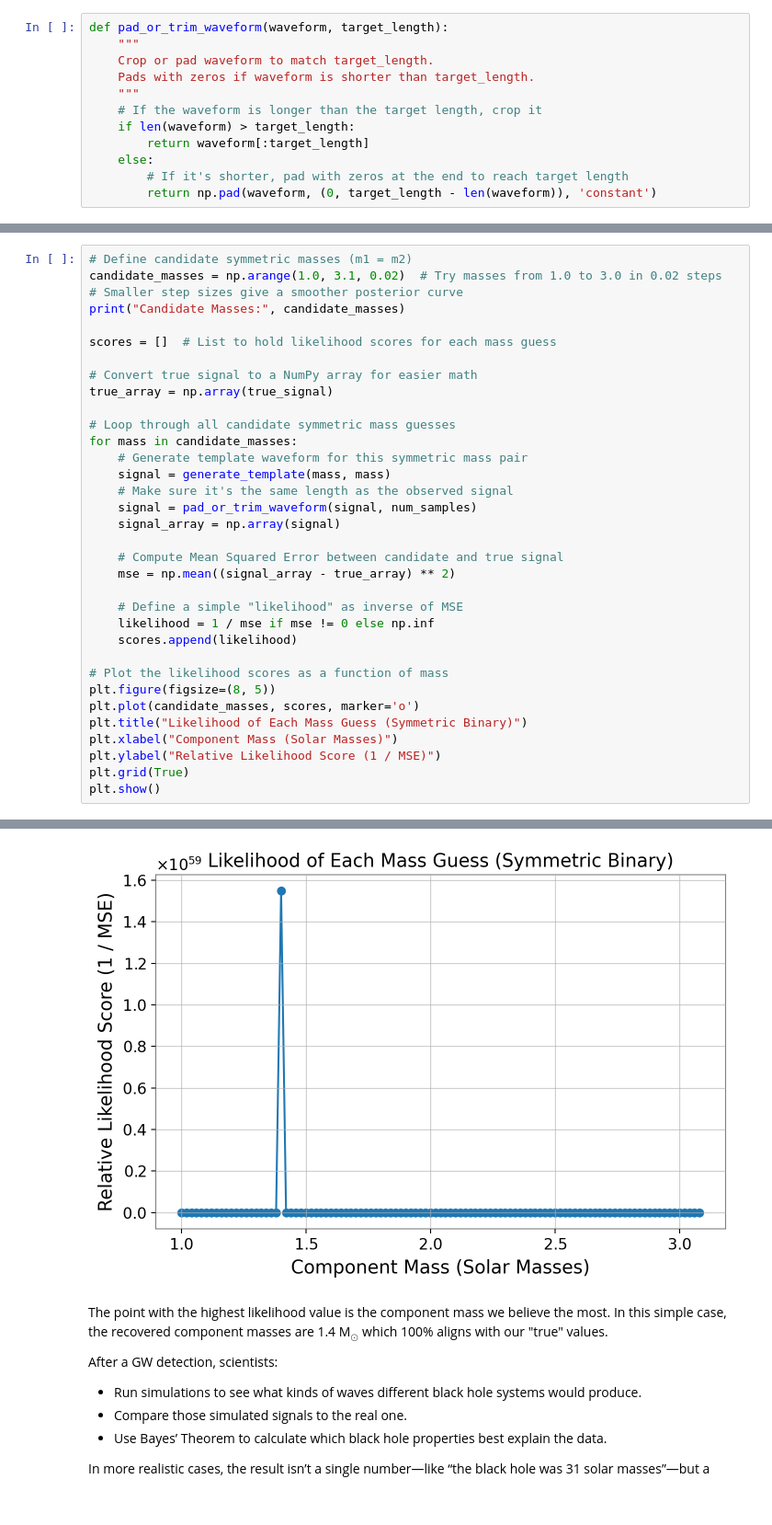
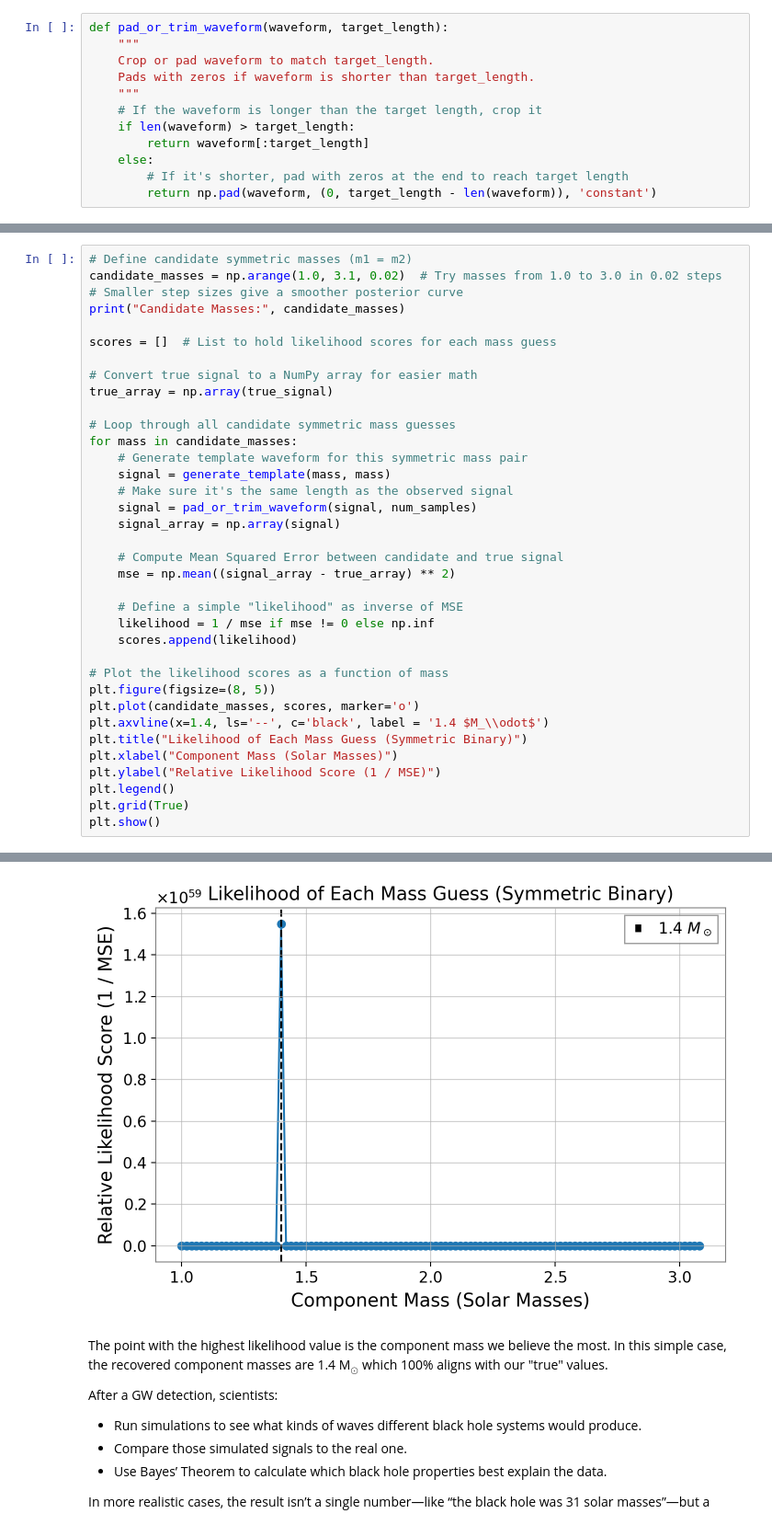
Before and after one commit to rlanggin/GW_Explorer_A_Beginners_Guide, a Jupyter notebook: GW_Explorer_NB3_draft.ipynb, the cells around one changed output, grey strips where cells are left out. Shown at 92% size. Saved outputs shown, nothing was run; the diff lists cells and outputs as text.

```diff
--- a/GW_Explorer_NB3_draft.ipynb
+++ b/GW_Explorer_NB3_draft.ipynb
@@ -431,34 +429,36 @@ for mass in candidate_masses:
     signal = generate_template(mass, mass)
     # Make sure it's the same length as the observed signal
     signal = pad_or_trim_waveform(signal, num_samples)
     signal_array = np.array(signal)
 
     # Compute Mean Squared Error between candidate and true signal
     mse = np.mean((signal_array - true_array) ** 2)
 
     # Define a simple "likelihood" as inverse of MSE
     likelihood = 1 / mse if mse != 0 else np.inf
     scores.append(likelihood)
 
 # Plot the likelihood scores as a function of mass
 plt.figure(figsize=(8, 5))
 plt.plot(candidate_masses, scores, marker='o')
+plt.axvline(x=1.4, ls='--', c='black', label = '1.4 $M_\\odot$')
 plt.title("Likelihood of Each Mass Guess (Symmetric Binary)")
 plt.xlabel("Component Mass (Solar Masses)")
 plt.ylabel("Relative Likelihood Score (1 / MSE)")
+plt.legend()
 plt.grid(True)
 plt.show()
 # %% [output]
 Candidate Masses: [1.   1.02 1.04 1.06 1.08 1.1  1.12 1.14 1.16 1.18 1.2  1.22
  1.24 1.26 1.28 1.3  1.32 1.34 1.36 1.38 1.4  1.42 1.44 1.46
  1.48 1.5  1.52 1.54 1.56 1.58 1.6  1.62 1.64 1.66 1.68 1.7
  1.72 1.74 1.76 1.78 1.8  1.82 1.84 1.86 1.88 1.9  1.92 1.94
  1.96 1.98 2.   2.02 2.04 2.06 2.08 2.1  2.12 2.14 2.16 2.18
  2.2  2.22 2.24 2.26 2.28 2.3  2.32 2.34 2.36 2.38 2.4  2.42
  2.44 2.46 2.48 2.5  2.52 2.54 2.56 2.58 2.6  2.62 2.64 2.66
  2.68 2.7  2.72 2.74 2.76 2.78 2.8  2.82 2.84 2.86 2.88 2.9
  2.92 2.94 2.96 2.98 3.   3.02 3.04 3.06 3.08]
-[figure, old version]
+[figure, new version]
 # %% [markdown]
 The point with the highest likelihood value is the component mass we believe the most. In this simple case, the recovered component masses are 1.4 M$_\odot$ which 100% aligns with our "true" values.
 
```
Also changed, not shown: parts of 21 cells of this notebook.
